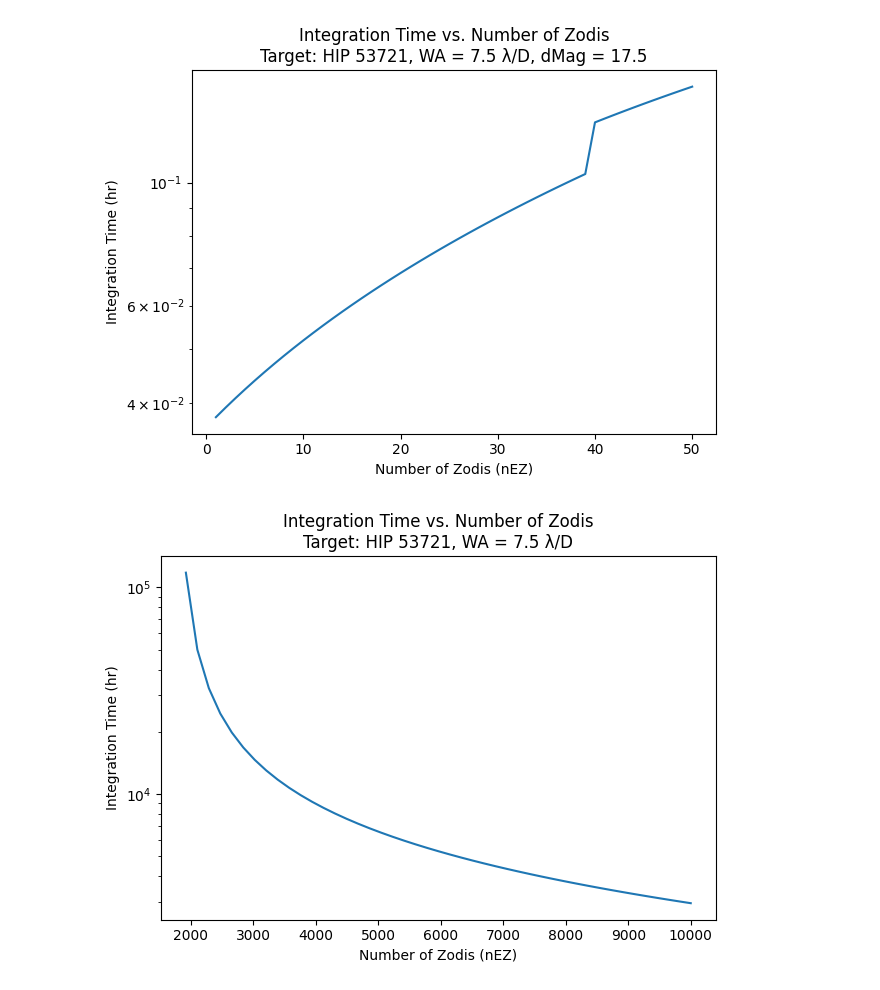
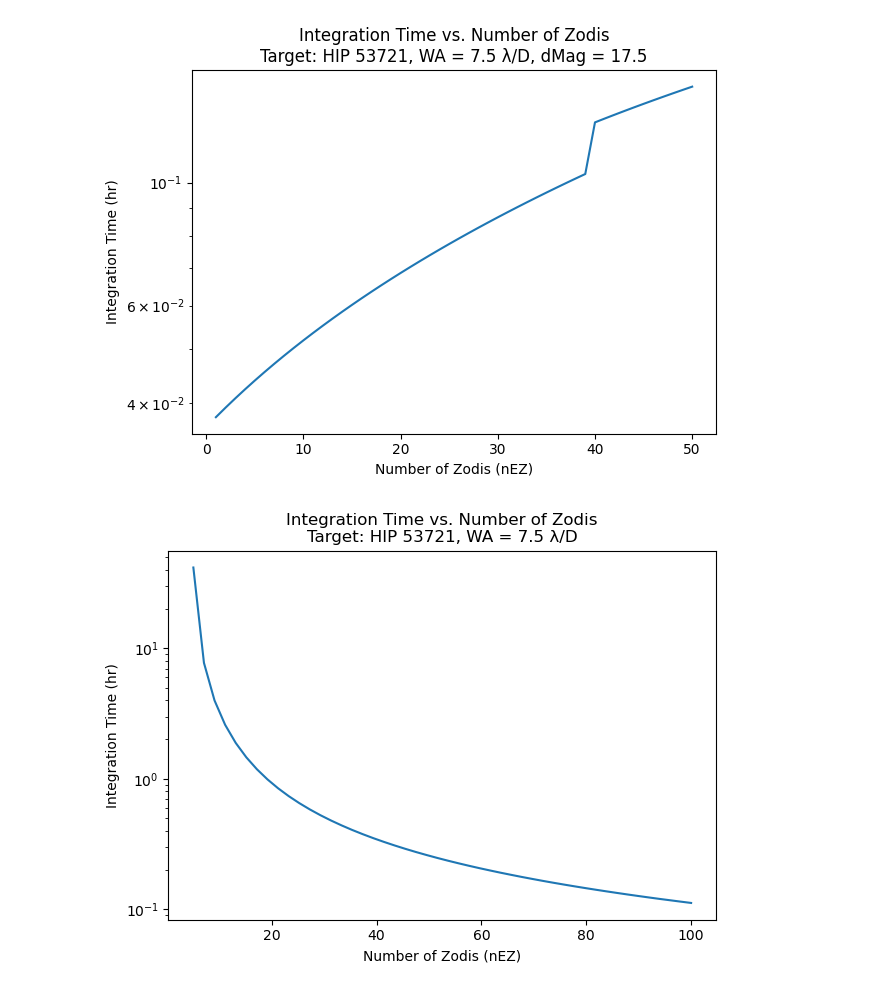
Before and after one commit to Hovik-Grigoryan/corgietc, a Jupyter notebook: Notebooks/09_Simulating_Extended_Source.ipynb, the cells around one changed output. Saved outputs shown, nothing was run; the diff lists cells and outputs as text; code cells hidden in the pictures.

```diff
--- a/Notebooks/09_Simulating_Extended_Source.ipynb
+++ b/Notebooks/09_Simulating_Extended_Source.ipynb
@@ -146,7 +144,8 @@ print(f"Working angle: {WA[0]:.4f}")
 # Retrieve the coronagraph core area (photometric aperture) at this WA
 syst = mode["syst"]
 lam  = mode["lam"]
-Omega = syst["core_area"](lam, WA)
-print(f"Coronagraph core area Omega = {Omega[0]:.4e}")
+Omega = syst["core_area"](lam, WA)/ (syst["input_angle_unit_value"]/u.arcsec) ** 2 # convert to square arcseconds
+print(f"Central wavelength: {lam}")
+print(f"Coronagraph core area Omega = {Omega[0]:.2e}")
 # %% [output]
 Working angle: 0.3764 arcsec
@@ -266,0 +271,3 @@ As the number of zodis increases, the disk becomes brighter (smaller dMag), maki
+# %%
+F_ez = fZ_ez_physical * Omega
+F_ez
@@ -266,0 +276,6 @@ As the number of zodis increases, the disk becomes brighter (smaller dMag), maki
+# %%
+    F_ez = 10* fZ_ez_physical * Omega
+    dMag = np.array([-2.5 * np.log10((F_ez / flux_star).decompose().value[0])])
+    JEZ_nEZ = np.repeat(0 * JEZ0, 1)
+    t = OS.calc_intTime(TL, sInd, fZ_local, JEZ_nEZ, dMag, WA, mode)
+    t
@@ -271,14 +292,14 @@ fZ_local = np.repeat(ZL.fZ0, 1)
 JEZ0 = TL.JEZ0[mode["hex"]][sInd]
 
 # Only sweep the range where dMag < sat_dMag
-nEZ_range = np.linspace(5000, 100000, 50)
+nEZ_range = np.linspace(1, 100, 50)
 intTimes = []
 
 for nEZ in nEZ_range:
     F_ez = nEZ * fZ_ez_physical * Omega
     dMag = np.array([-2.5 * np.log10((F_ez / flux_star).decompose().value[0])])
     JEZ_nEZ = np.repeat(nEZ * JEZ0, 1)
-    t = OS.calc_intTime(TL, sInd, fZ_local, JEZ_nEZ, dMag, WA, mode)
+    t = OS.calc_intTime(TL, sInd, fZ_local, 0, dMag, WA, mode)
     intTimes.append(t.to(u.d).value[0])
 
 intTimes = np.array(intTimes) * u.d
@@ -330,35 +351,35 @@ flux_star = TL.starFlux(sInd, mode)
 # Physical exozodi surface brightness (with F0) for dMag computation
 fZ_ez_physical = mode["F0"] * 10**(-magEZ / 2.5) / u.arcsec**2
 
 # Local zodi background
 fZ_local = np.repeat(ZL.fZ0, 1)
 
 # Base JEZ at 1 zodi
 JEZ0 = TL.JEZ0[mode["hex"]][sInd]
 
 # Sweep nEZ from 1000 to 10000 (disk detectable range for this target)
-nEZ_range = np.linspace(1000, 10000, 50)
+nEZ_range = np.linspace(1, 100, 50)
 intTimes = []
+
+# Disk also contributes as noise via JEZ, scaled by nEZ
+JEZ_nEZ = np.repeat(0 * JEZ0, 1)
 
 for nEZ in nEZ_range:
     # Disk flux scaled by nEZ → affects dMag
     F_ez = nEZ * fZ_ez_physical * Omega  # ← nEZ applied here
     dMag = np.array([-2.5 * np.log10((F_ez / flux_star).decompose().value[0])])
-
-    # Disk also contributes as noise via JEZ, scaled by nEZ
-    JEZ_nEZ = np.repeat(nEZ * JEZ0, 1)
 
     t = OS.calc_intTime(TL, sInd, fZ_local, JEZ_nEZ, dMag, WA, mode)
     intTimes.append(t.to(u.d).value[0])
 
 intTimes = np.array(intTimes) * u.d
 
 plt.figure()
 plt.semilogy(nEZ_range, intTimes.to(u.hr))
 plt.xlabel("Number of Zodis (nEZ)")
 plt.ylabel("Integration Time (hr)")
 plt.title(f"Integration Time vs. Number of Zodis\n"
           f"Target: {TL.Name[sInd][0]}, WA = 7.5 λ/D")
 plt.tight_layout();
 # %% [output]
-[figure, old version]
+[figure, new version]
```
Also changed, not shown: parts of 12 cells of this notebook, 1 other file.
